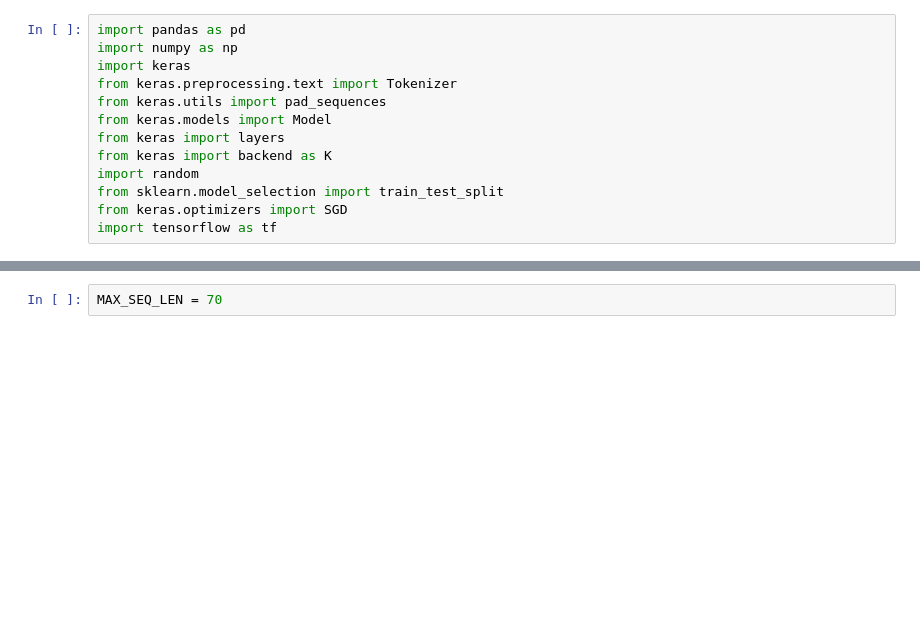
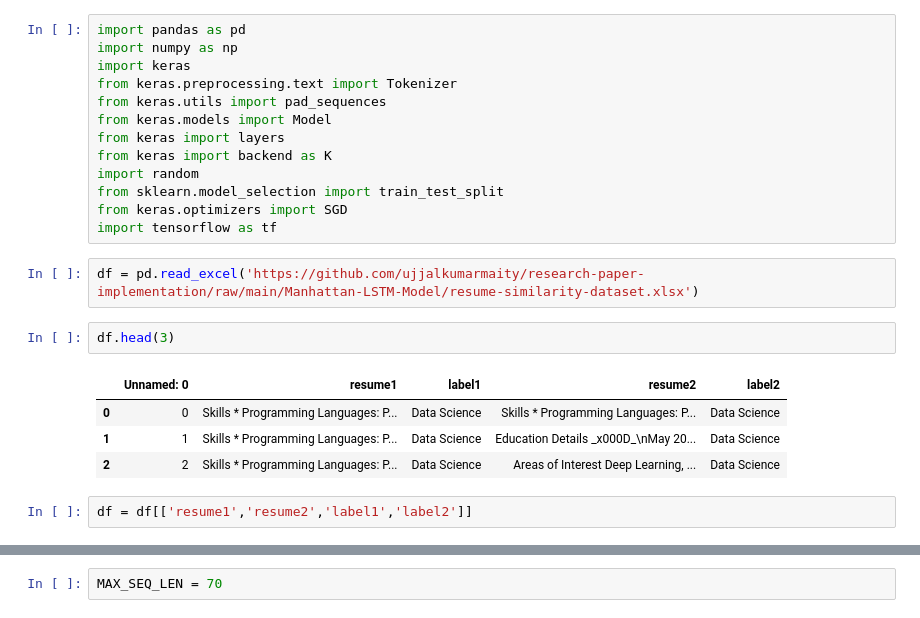
Before and after one commit to ujjalkumarmaity/research-paper-implementation, a Jupyter notebook: Manhattan-LSTM-Model/Manhattan-LSTM.ipynb, the cells around one changed output, grey strips where cells are left out. Saved outputs shown, nothing was run; the diff lists cells and outputs as text; blank space fills up the shorter version.

```diff
--- a/Manhattan-LSTM-Model/Manhattan-LSTM.ipynb
+++ b/Manhattan-LSTM-Model/Manhattan-LSTM.ipynb
@@ -20,3 +20,14 @@ import random
 from sklearn.model_selection import train_test_split
 from keras.optimizers import SGD
 import tensorflow as tf
+# %%
+df = pd.read_excel('https://github.com/ujjalkumarmaity/research-paper-implementation/raw/main/Manhattan-LSTM-Model/resume-similarity-dataset.xlsx')
+# %%
+df.head(3)
+# %% [output]
+|  | Unnamed: 0 | resume1 | label1 | resume2 | label2 |
+| 0 | 0 | Skills * Programming Languages: P... | Data Science | Skills * Programming Languages: P... | Data Science |
+| 1 | 1 | Skills * Programming Languages: P... | Data Science | Education Details _x000D_\nMay 20... | Data Science |
+| 2 | 2 | Skills * Programming Languages: P... | Data Science | Areas of Interest Deep Learning, ... | Data Science |
+# %%
+df = df[['resume1','resume2','label1','label2']]
```
Also changed, not shown: parts of 9 cells of this notebook.
